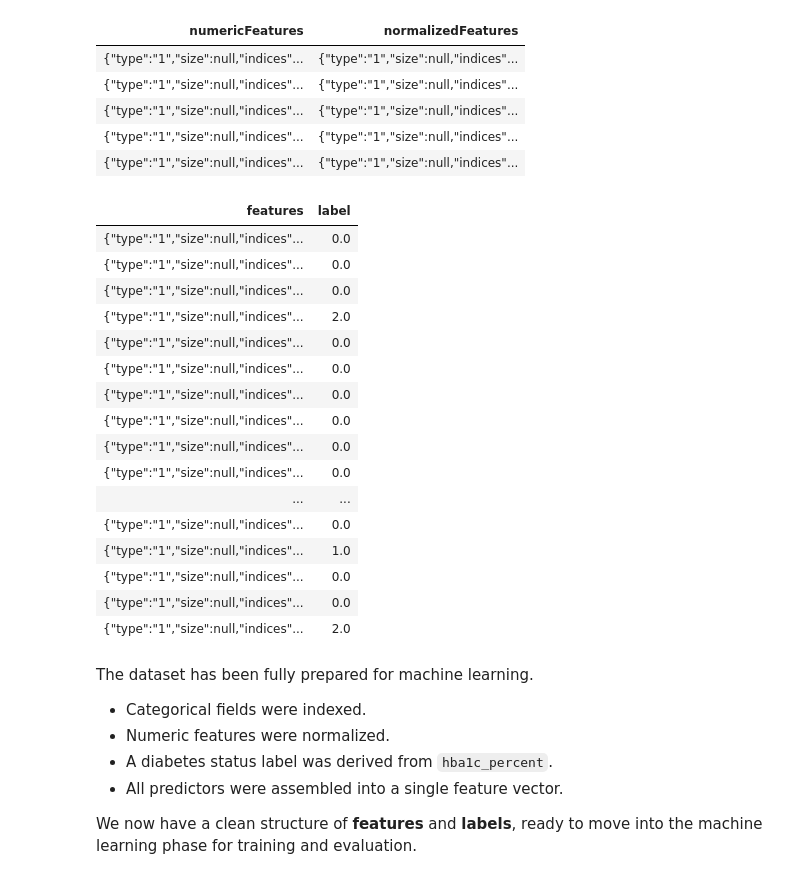
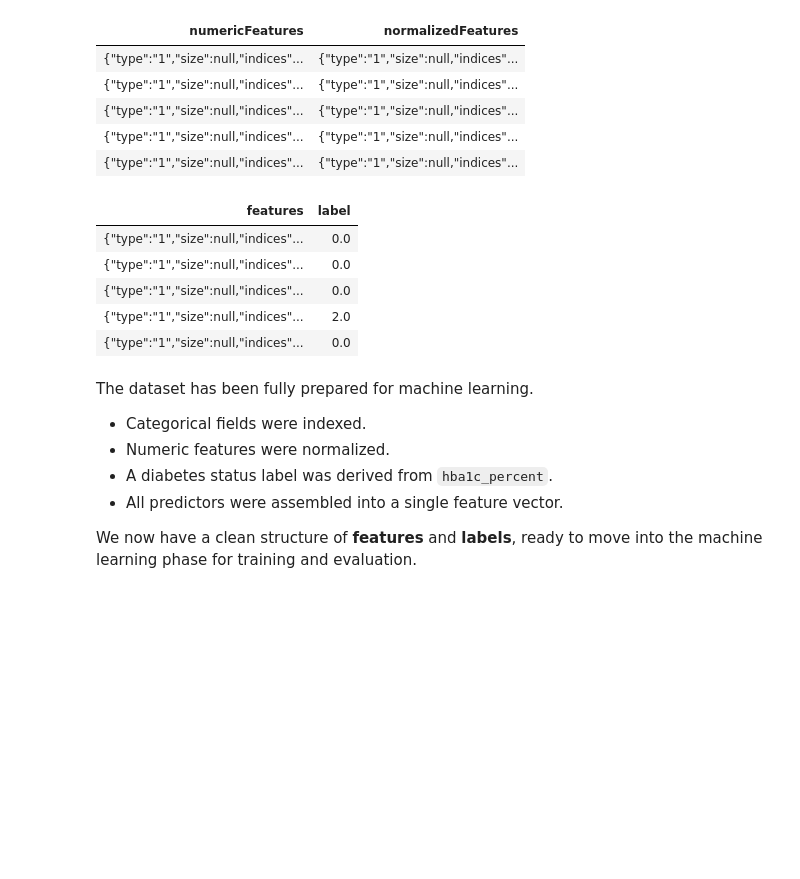
Before and after one commit to Kholeka98/Data-Science-Project-Profolio, a Jupyter notebook: Machine Learning Model Design and Evaluation/Feature Engineering, Model Training and Evaluation.ipynb, the cells around one changed output. Saved outputs shown, nothing was run; the diff lists cells and outputs as text; code cells hidden in the pictures; blank space fills up the shorter version.

```diff
--- a/Machine Learning Model Design and Evaluation/Feature Engineering, Model Training and Evaluation.ipynb
+++ b/Machine Learning Model Design and Evaluation/Feature Engineering, Model Training and Evaluation.ipynb
@@ -97,26 +97,15 @@ display(scaledData.select("numericFeatures", "normalizedFeatures").limit(5))
 # %%
 #Prepare feature and labels for training
 featVect = VectorAssembler(inputCols=["locationIdx", "genderIdx", "bodyFrameIdx", "normalizedFeatures"], outputCol="featuresVector")
 preppedData = featVect.transform(scaledData)[col("featuresVector").alias("features"), col("label").alias("label")]
-display(preppedData)
+display(preppedData.limit(5))
 # %% [output]
 | features | label |
 | {"type":"1","size":null,"indices"... | 0.0 |
 | {"type":"1","size":null,"indices"... | 0.0 |
 | {"type":"1","size":null,"indices"... | 0.0 |
 | {"type":"1","size":null,"indices"... | 2.0 |
 | {"type":"1","size":null,"indices"... | 0.0 |
-| {"type":"1","size":null,"indices"... | 0.0 |
-| {"type":"1","size":null,"indices"... | 0.0 |
-| {"type":"1","size":null,"indices"... | 0.0 |
-| {"type":"1","size":null,"indices"... | 0.0 |
-| {"type":"1","size":null,"indices"... | 0.0 |
-| ... | ... |
-| {"type":"1","size":null,"indices"... | 0.0 |
-| {"type":"1","size":null,"indices"... | 1.0 |
-| {"type":"1","size":null,"indices"... | 0.0 |
-| {"type":"1","size":null,"indices"... | 0.0 |
-| {"type":"1","size":null,"indices"... | 2.0 |
 # %% [markdown]
 
 The dataset has been fully prepared for machine learning.
```
